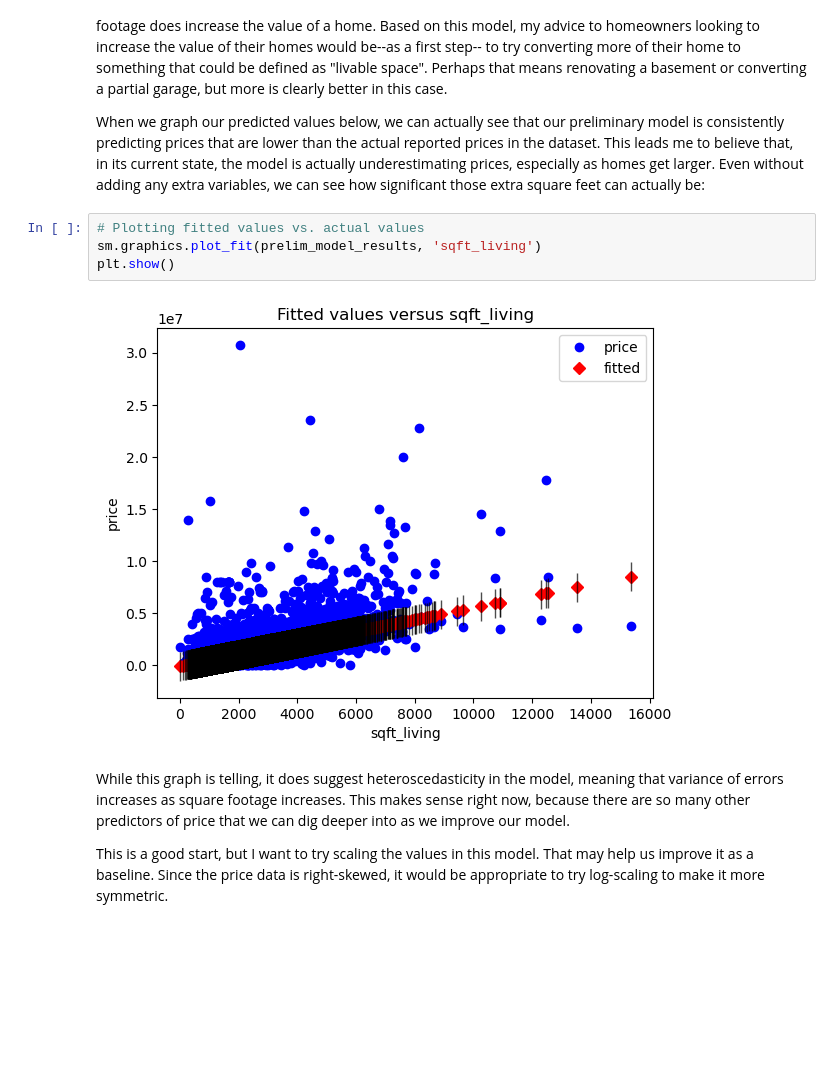
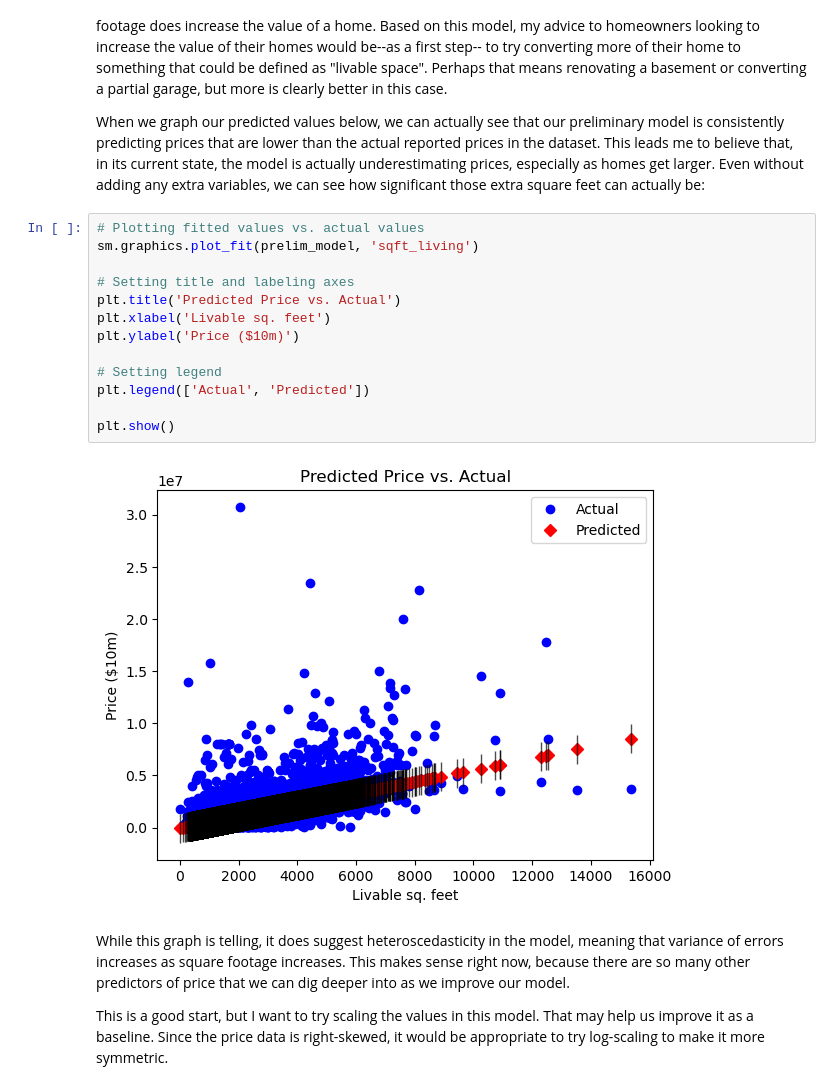
Before and after one commit to apell74/dsc-phase-2-project-v2-5, a Jupyter notebook: phase-2-project.ipynb, the cells around one changed output. Saved outputs shown, nothing was run; the diff lists cells and outputs as text; blank space fills up the shorter version.

```diff
--- a/phase-2-project.ipynb
+++ b/phase-2-project.ipynb
@@ -277,10 +277,19 @@ Even from this preliminary model, we can come away with confirmation that, indee
 When we graph our predicted values below, we can actually see that our preliminary model is consistently predicting prices that are lower than the actual reported prices in the dataset. This leads me to believe that, in its current state, the model is actually underestimating prices, especially as homes get larger. Even without adding any extra variables, we can see how significant those extra square feet can actually be:
 # %%
 # Plotting fitted values vs. actual values
-sm.graphics.plot_fit(prelim_model_results, 'sqft_living')
+sm.graphics.plot_fit(prelim_model, 'sqft_living')
+
+# Setting title and labeling axes
+plt.title('Predicted Price vs. Actual')
+plt.xlabel('Livable sq. feet')
+plt.ylabel('Price ($10m)')
+
+# Setting legend
+plt.legend(['Actual', 'Predicted'])
+
 plt.show()
 # %% [output]
-[figure, old version]
+[figure, new version]
 # %% [markdown]
 While this graph is telling, it does suggest heteroscedasticity in the model, meaning that variance of errors increases as square footage increases. This makes sense right now, because there are so many other predictors of price that we can dig deeper into as we improve our model.
 
```
Also changed, not shown: parts of 15 cells of this notebook, 1 other file.
